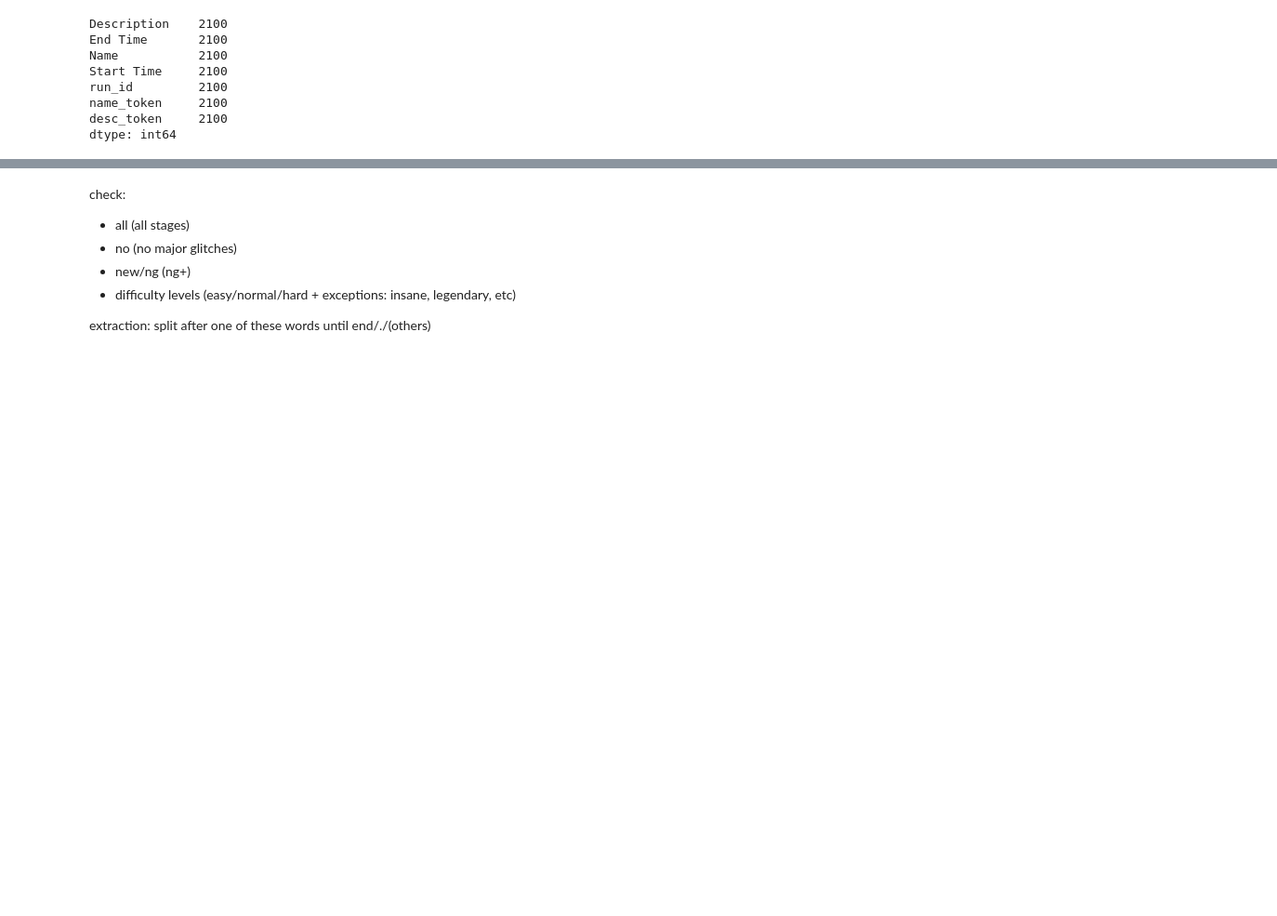
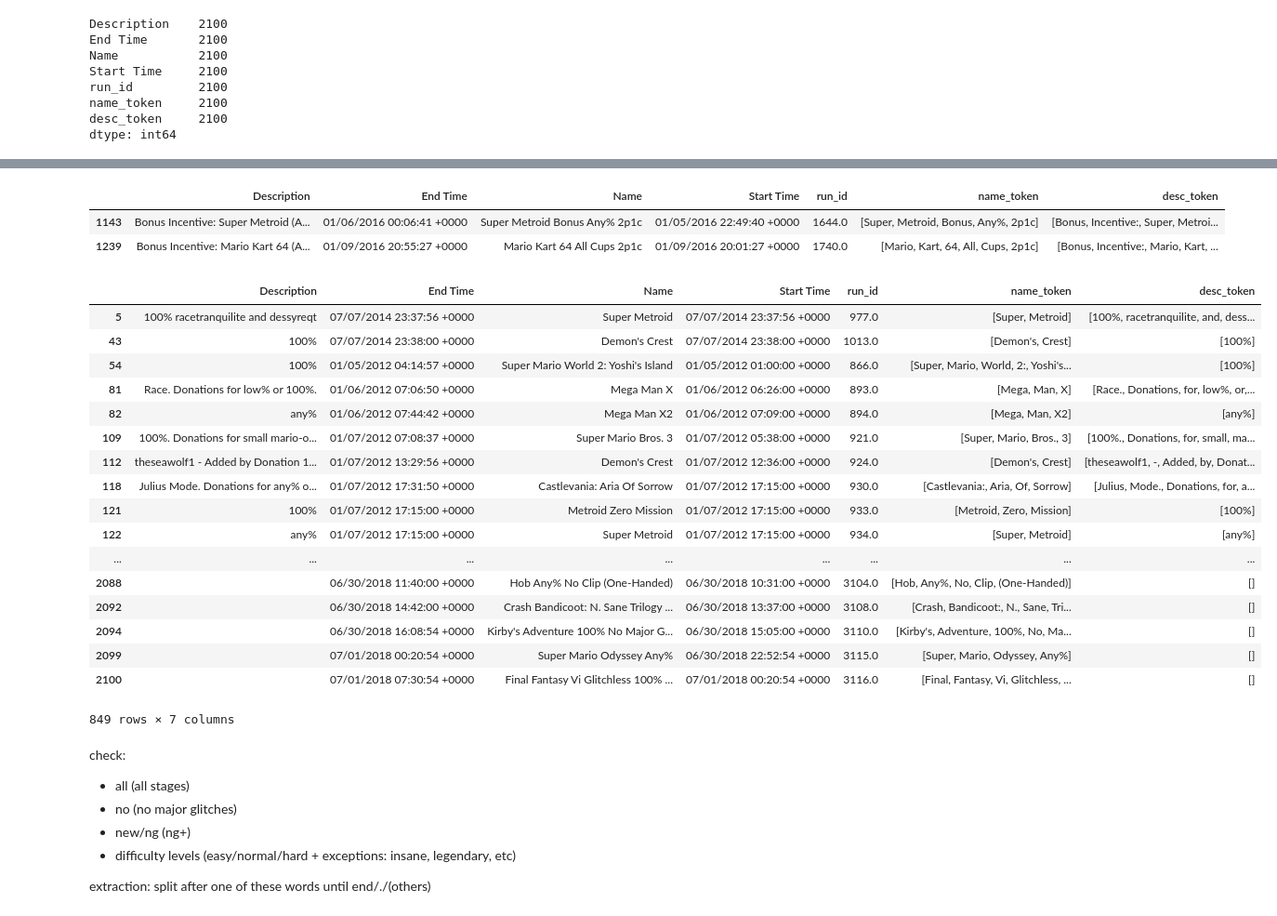
Before and after one commit to jtanquil/data-done-quick, a Jupyter notebook: runs_cleaning.ipynb, the cells around one changed output, grey strips where cells are left out. Shown at 93% size. Saved outputs shown, nothing was run; the diff lists cells and outputs as text; code cells hidden in the pictures; blank space fills up the shorter version.

```diff
--- a/runs_cleaning.ipynb
+++ b/runs_cleaning.ipynb
@@ -276,4 +276,5 @@ name_token     2100
 desc_token     2100
 dtype: int64
 # %%
-runs.loc[(runs.Description.apply(lambda x: 'co-op' in x)) | (runs.Name.apply(lambda x: 'co-op' in x))]
+def search(s):
+    return runs.loc[(runs.Description.apply(lambda x: s in x)) | (runs.Name.apply(lambda x: s in x))]
@@ -325,3 +301,30 @@ runs.loc[runs.Description.apply(lambda x: '%' in x)]
+# %%
+search('2p1c')
+# %% [output]
+|  | Description | End Time | Name | Start Time | run_id | name_token | desc_token |
+| 1143 | Bonus Incentive: Super Metroid (A... | 01/06/2016 00:06:41 +0000 | Super Metroid Bonus Any% 2p1c | 01/05/2016 22:49:40 +0000 | 1644.0 | [Super, Metroid, Bonus, Any%, 2p1c] | [Bonus, Incentive:, Super, Metroi... |
+| 1239 | Bonus Incentive: Mario Kart 64 (A... | 01/09/2016 20:55:27 +0000 | Mario Kart 64 All Cups 2p1c | 01/09/2016 20:01:27 +0000 | 1740.0 | [Mario, Kart, 64, All, Cups, 2p1c] | [Bonus, Incentive:, Mario, Kart, ... |
+# %%
+search('%')
+# %% [output]
+|  | Description | End Time | Name | Start Time | run_id | name_token | desc_token |
+| 5 | 100% racetranquilite and dessyreqt | 07/07/2014 23:37:56 +0000 | Super Metroid | 07/07/2014 23:37:56 +0000 | 977.0 | [Super, Metroid] | [100%, racetranquilite, and, dess... |
+| 43 | 100% | 07/07/2014 23:38:00 +0000 | Demon's Crest | 07/07/2014 23:38:00 +0000 | 1013.0 | [Demon's, Crest] | [100%] |
+| 54 | 100% | 01/05/2012 04:14:57 +0000 | Super Mario World 2: Yoshi's Island | 01/05/2012 01:00:00 +0000 | 866.0 | [Super, Mario, World, 2:, Yoshi's... | [100%] |
+| 81 | Race. Donations for low% or 100%. | 01/06/2012 07:06:50 +0000 | Mega Man X | 01/06/2012 06:26:00 +0000 | 893.0 | [Mega, Man, X] | [Race., Donations, for, low%, or,... |
+| 82 | any% | 01/06/2012 07:44:42 +0000 | Mega Man X2 | 01/06/2012 07:09:00 +0000 | 894.0 | [Mega, Man, X2] | [any%] |
+| 109 | 100%. Donations for small mario-o... | 01/07/2012 07:08:37 +0000 | Super Mario Bros. 3 | 01/07/2012 05:38:00 +0000 | 921.0 | [Super, Mario, Bros., 3] | [100%., Donations, for, small, ma... |
+| 112 | theseawolf1 - Added by Donation 1... | 01/07/2012 13:29:56 +0000 | Demon's Crest | 01/07/2012 12:36:00 +0000 | 924.0 | [Demon's, Crest] | [theseawolf1, -, Added, by, Donat... |
+| 118 | Julius Mode. Donations for any% o... | 01/07/2012 17:31:50 +0000 | Castlevania: Aria Of Sorrow | 01/07/2012 17:15:00 +0000 | 930.0 | [Castlevania:, Aria, Of, Sorrow] | [Julius, Mode., Donations, for, a... |
+| 121 | 100% | 01/07/2012 17:15:00 +0000 | Metroid Zero Mission | 01/07/2012 17:15:00 +0000 | 933.0 | [Metroid, Zero, Mission] | [100%] |
+| 122 | any% | 01/07/2012 17:15:00 +0000 | Super Metroid | 01/07/2012 17:15:00 +0000 | 934.0 | [Super, Metroid] | [any%] |
+| ... | ... | ... | ... | ... | ... | ... | ... |
+| 2088 |  | 06/30/2018 11:40:00 +0000 | Hob Any% No Clip (One-Handed) | 06/30/2018 10:31:00 +0000 | 3104.0 | [Hob, Any%, No, Clip, (One-Handed)] | [] |
+| 2092 |  | 06/30/2018 14:42:00 +0000 | Crash Bandicoot: N. Sane Trilogy ... | 06/30/2018 13:37:00 +0000 | 3108.0 | [Crash, Bandicoot:, N., Sane, Tri... | [] |
+| 2094 |  | 06/30/2018 16:08:54 +0000 | Kirby's Adventure 100% No Major G... | 06/30/2018 15:05:00 +0000 | 3110.0 | [Kirby's, Adventure, 100%, No, Ma... | [] |
+| 2099 |  | 07/01/2018 00:20:54 +0000 | Super Mario Odyssey Any% | 06/30/2018 22:52:54 +0000 | 3115.0 | [Super, Mario, Odyssey, Any%] | [] |
+| 2100 |  | 07/01/2018 07:30:54 +0000 | Final Fantasy Vi Glitchless 100% ... | 07/01/2018 00:20:54 +0000 | 3116.0 | [Final, Fantasy, Vi, Glitchless, ... | [] |
+849 rows × 7 columns
 # %% [markdown]
 check:
 - all (all stages)
```
Also changed, not shown: parts of 15 cells of this notebook, 3 other files.
